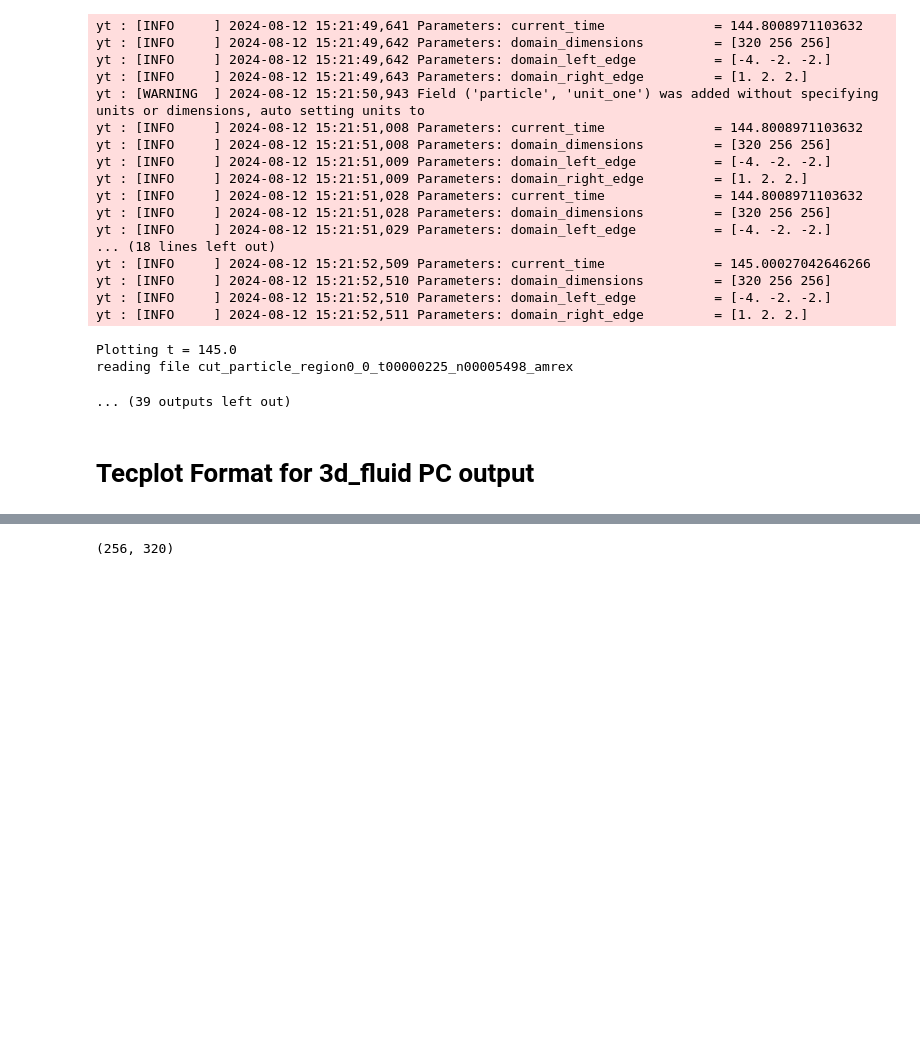
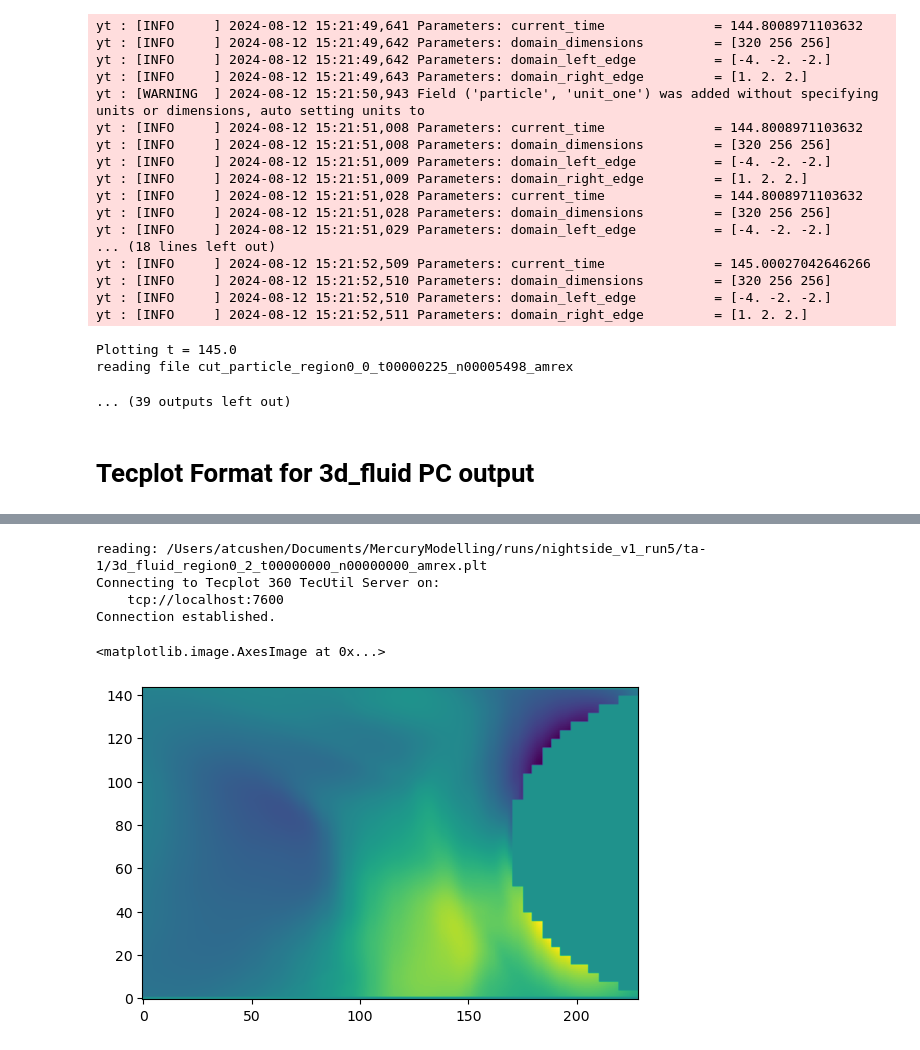
Before and after one commit to alexandercushen/MercuryModelling, a Jupyter notebook: plotting/PC_plotting.ipynb, the cells around one changed output, grey strips where cells are left out. Cells and saved outputs as stored; diff of their text form; code cells hidden in the pictures; blank space fills up the shorter version.

Commit message:
More updates to PC plotting tools, mostly speed improvements for reading files and new 3d_amrex.plt options

```diff
--- a/plotting/PC_plotting.ipynb
+++ b/plotting/PC_plotting.ipynb
@@ -1494,4 +2216,61 @@ Bx = np.array(dc.evaluate_expression("Bx").T)
-# %%
-Bx.shape
-# %% [output]
-(256, 320)
+# %%
+dataset = read_dataset("/Users/atcushen/Documents/MercuryModelling/runs/nightside_v1_run5/ta-1/3d_fluid_region0_2_t00000000_n00000000_amrex.plt")
+normal = [0.1,0,1]
+origin = [0,-0.5,0.2]
+#shape = [100,50,20]
+
+# Configure the slice of interest
+plot = tp.active_frame().plot()
+slice = plot.slice(0)
+slice.orientation = SliceSurface.Arbitrary
+slice.arbitrary_normal = normal
+slice.origin = origin
+slice_zone = plot.slice(0).extract()
+
+# Find the axes for our slice
+x_axis = np.unique(slice_zone.values("X").as_numpy_array())
+y_axis = np.unique(slice_zone.values("Y").as_numpy_array())
+z_axis = np.unique(slice_zone.values("Z").as_numpy_array())
+
+# Define a rectangular zone, which fills in the empty space at the planet
+rect_zone = dataset.add_ordered_zone('rect_zone',[len(x_axis),len(y_axis)])
+
+# Determine what kind of plane we have, and define appropriate coordinate meshgrids
+if len(y_axis) == 1: # xz plane case
+    xx,zz = np.meshgrid(x_axis,z_axis)
+    yy = np.zeros_like(zz)+y_axis.item()
+    flag = "xz"
+elif len(z_axis) == 1: # xy plane case
+    xx,yy = np.meshgrid(x_axis,y_axis)
+    zz = np.zeros_like(yy)+z_axis.item()
+    flag = "xy"
+else: #general case
+    xx,yy = np.meshgrid(x_axis,y_axis)
+    zz = -normal[0]/normal[2]*(xx-origin[0])-normal[1]/normal[2]*(yy-origin[1])+origin[2]
+    flag="none"
+
+# Cast the coordinates onto the zone
+rect_zone.values('X')[:] = xx.ravel()
+rect_zone.values('Y')[:] = yy.ravel()
+rect_zone.values('Z')[:] = zz.ravel()
+
+# Interpolate onto our rectangular zone
+tp.data.operate.interpolate_linear(source_zones=[0],
+    destination_zone=2,
+    variables=[3,4,5,6,7,8,9,10,11,12,13,14,15,16,17,18,19,20,21,22,23,24,25,26,27,28,29,30],
+    fill_value=0)
+
+# Reshape data
+rho = rect_zone.values("By").as_numpy_array().reshape(xx.shape)
+# %% [output]
+reading: /Users/atcushen/Documents/MercuryModelling/runs/nightside_v1_run5/ta-1/3d_fluid_region0_2_t00000000_n00000000_amrex.plt
+Connecting to Tecplot 360 TecUtil Server on:
+    tcp://localhost:7600
+Connection established.
+# %%
+rho = rect_zone.values("By").as_numpy_array().reshape(xx.shape)
+# %%
+plt.imshow(rho,origin="lower")
+# %% [output]
+<matplotlib.image.AxesImage at 0x...>
+[figure, added]
```
Also changed, not shown: parts of 5 cells of this notebook.
